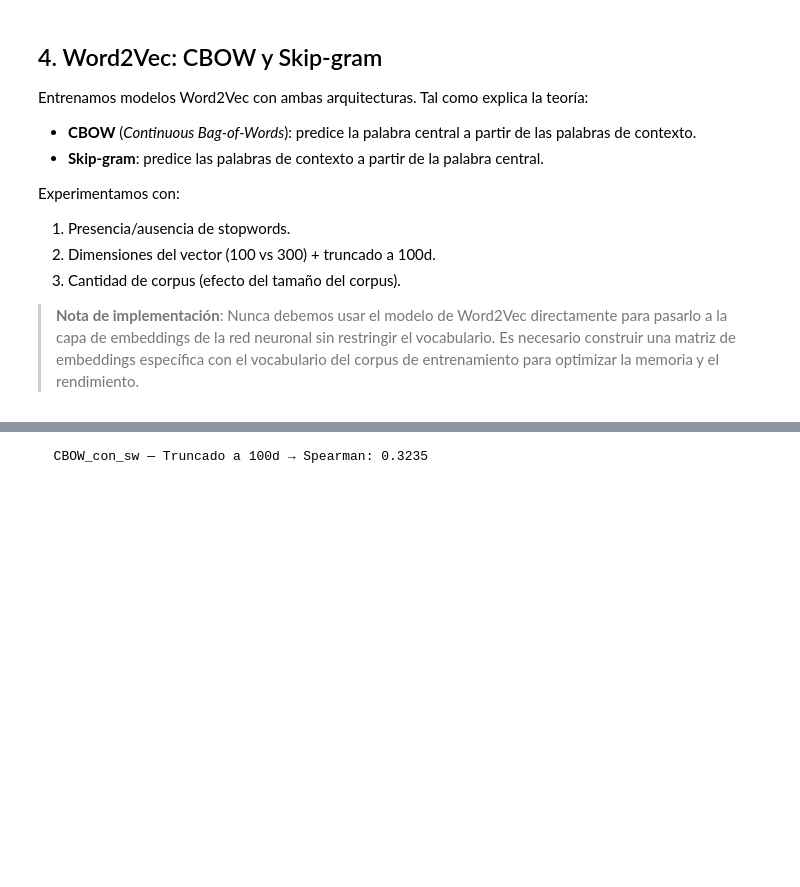
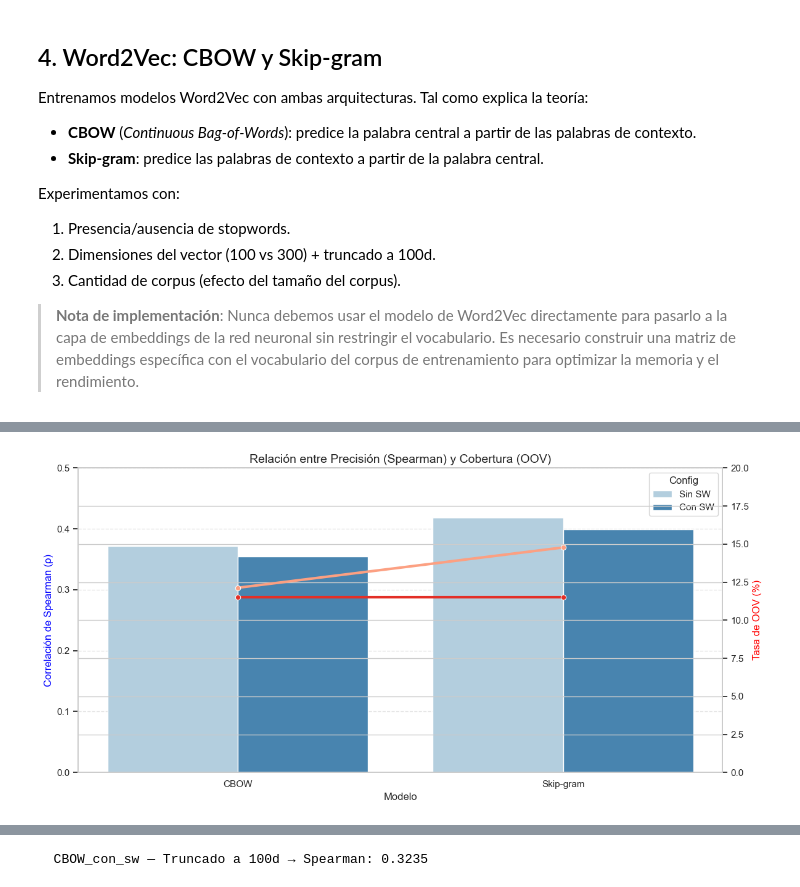
Before and after one commit to Lihao006/P4plh, a Jupyter notebook: practica4_completa.ipynb, the cells around one changed output, grey strips where cells are left out. Cells and saved outputs as stored; diff of their text form; code cells hidden in the pictures; blank space fills up the shorter version.

```diff
--- a/practica4_completa.ipynb
+++ b/practica4_completa.ipynb
@@ -571,3 +587,43 @@ modelos_w2v['Skip-gram_con_sw'] = entrenar_o_cargar(
   Spearman (SPA_AVG):             0.3989
   Spearman (por anotador, media): 0.3003
   OOV rate:                       11.49%
+# %%
+# 1. Recopilación dinámica de datos
+datos_completos = []
+for nombre, modelo in modelos_w2v.items():
+    sp_avg, sp_ann, oov = intrinsic_eval(modelo, multi_simlex, annotator_cols)
+    arquitectura = nombre.split('_')[0]
+    sw = "Sin SW" if "sin_sw" in nombre else "Con SW"
+
+    datos_completos.append({
+        'Modelo': arquitectura,
+        'Config': sw,
+        'Spearman AVG': sp_avg,
+        'Spearman Anot': sp_ann,
+        'OOV %': oov * 100  # Pasamos a porcentaje
+    })
+
+df_plot = pd.DataFrame(datos_completos)
+
+# 2. Gráfico de doble eje (Spearman vs OOV)
+fig, ax1 = plt.subplots(figsize=(12, 6))
+
+# Eje 1: Barras para Spearman
+sns.barplot(data=df_plot, x='Modelo', y='Spearman AVG', hue='Config', palette='Blues', ax=ax1)
+ax1.set_ylabel('Correlación de Spearman (ρ)', fontsize=12, color='blue')
+ax1.set_ylim(0, 0.5)
+
+# Eje 2: Línea para OOV (compartiendo el eje X)
+ax2 = ax1.twinx()
+sns.lineplot(data=df_plot, x='Modelo', y='OOV %', hue='Config', marker='o',
+             palette='Reds', legend=False, ax=ax2, linewidth=3)
+ax2.set_ylabel('Tasa de OOV (%)', fontsize=12, color='red')
+ax2.set_ylim(0, 20)
+
+plt.title('Relación entre Precisión (Spearman) y Cobertura (OOV)', fontsize=14)
+ax1.grid(axis='y', linestyle='--', alpha=0.5)
+
+plt.tight_layout()
+plt.show()
+# %% [output]
+[figure, added]
```
Also changed, not shown: parts of 23 cells of this notebook.
